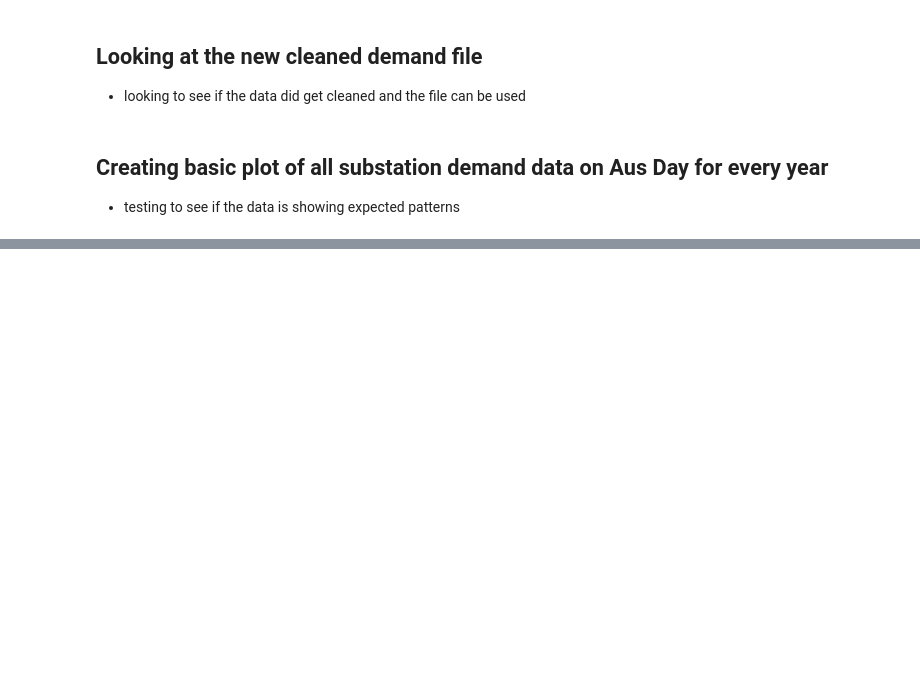
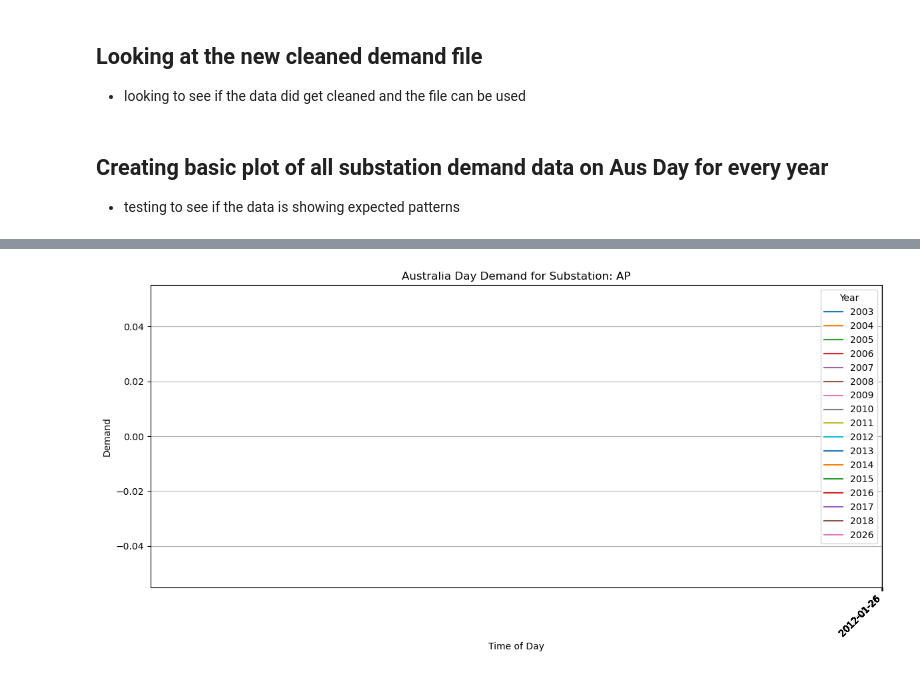
Before and after one commit to 21centuryweather/aus_substation_electricity, a Jupyter notebook: cleaning_data/produce_cleaned_data.ipynb, the cells around one changed output, grey strips where cells are left out. Saved outputs shown, nothing was run; the diff lists cells and outputs as text; code cells hidden in the pictures; blank space fills up the shorter version.

Commit message:
Trying to graph a plot to see if cleaning worked

```diff
--- a/cleaning_data/produce_cleaned_data.ipynb
+++ b/cleaning_data/produce_cleaned_data.ipynb
@@ -64,60 +142,51 @@ import matplotlib.pyplot as plt
 from pathlib import Path
 
 # Load cleaned VIC demand
 vic_demand_path = Path("/home/565/pv3484/aus_substation_electricity/data/cleaned_data/VIC/demand.csv")
 demand_vic = pd.read_csv(vic_demand_path, index_col=0, parse_dates=True)
 
 # ---------------------------------------------------------
 # Extract Australia Day for each year
 # ---------------------------------------------------------
 
 ausday_data = {}
 
 for year in sorted(demand_vic.index.year.unique()):
     try:
-        ausday_data[year] = demand_vic.loc[f"{year}-01-26"]
+        ausday_data[year] = demand_vic.loc[f"{2012}-01-26"]
     except KeyError:
-        # If a year doesn't have Jan 26 data, skip it
         continue
 
 # ---------------------------------------------------------
-# Select first 3 substations
+# Select the first substation
 # ---------------------------------------------------------
 
-substations = demand_vic.columns[:1]
+substation = demand_vic.columns[0]
 
 # ---------------------------------------------------------
-# Create subplots
+# Plot
 # ---------------------------------------------------------
 
-fig, axes = plt.subplots(3, 1, figsize=(14, 12), sharex=True)
+plt.figure(figsize=(12,6))
 
-for ax, sub in zip(axes, substations):
-    for year, df in ausday_data.items():
-        ax.plot(df.index, df[sub], label=str(year))
+for year, df in ausday_data.items():
+    plt.plot(df.index, df[substation], label=str(year))
 
-    ax.set_title(f"Substation: {sub}")
-    ax.set_ylabel("Demand")
+plt.title(f"Australia Day Demand for Substation: {substation}")
+plt.ylabel("Demand")
+plt.xlabel("Time of Day")
 
-    # Hourly ticks for 24 hours
-    hourly_ticks = pd.date_range(
-        start=df.index.min().floor("D"),
-        end=df.index.min().floor("D") + pd.Timedelta("23H"),
-        freq="1H"
-    )
-    ax.set_xticks(hourly_ticks)
+# Hourly ticks for 24 hours
+hourly_ticks = pd.date_range(
+    start=df.index.min().floor("D"),
+    end=df.index.min().floor("D") + pd.Timedelta("23H"),
+    freq="1H"
+)
+plt.xticks(ticks=hourly_ticks, rotation=45, ha="right")
 
-    ax.grid(True)
-
-# ---------------------------------------------------------
-# Format x-axis (only once because sharex=True)
-# ---------------------------------------------------------
-
-plt.xticks(rotation=45, ha="right")
-axes[-1].set_xlabel("Time of Day")
-
-# Add legend outside the last subplot
-axes[-1].legend(title="Year", bbox_to_anchor=(1.05, 1), loc="upper left")
-
+plt.grid(True)
+plt.legend(title="Year")
 plt.tight_layout()
 plt.show()
+# %% [output]
+[figure, added]
```
Also changed, not shown: parts of 11 cells of this notebook.
